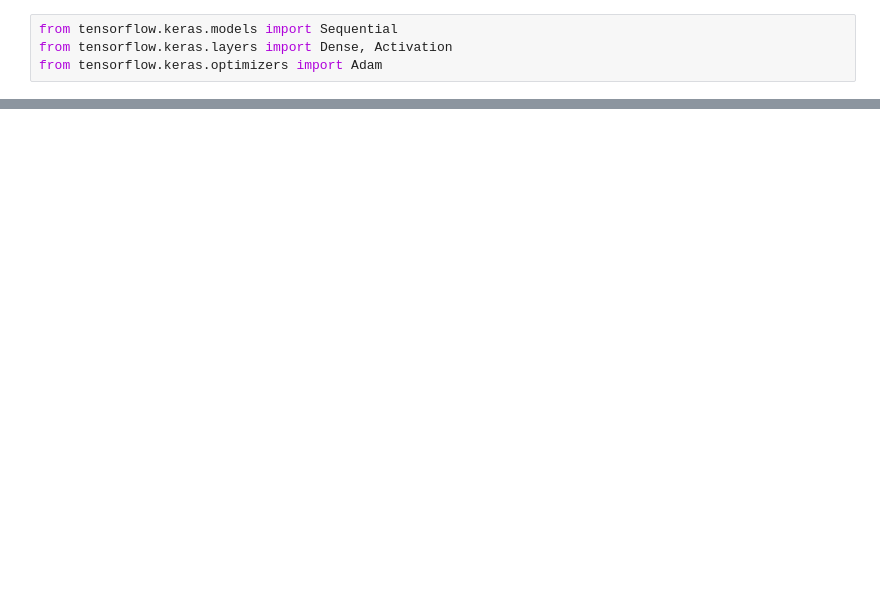
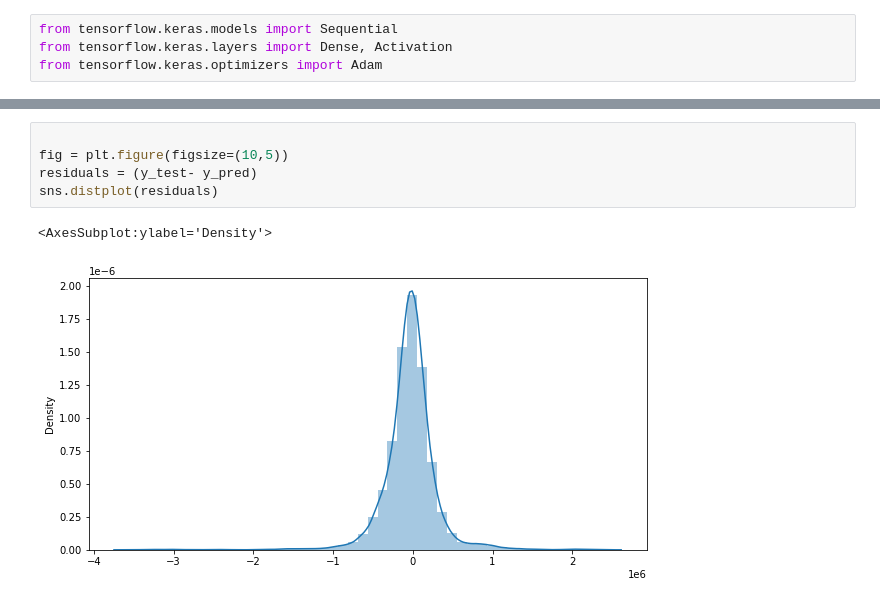
Before and after one commit to doofusdavid/CSC510_Module8_PortfolioProject, a Jupyter notebook: ModelTraining.ipynb, the cells around one changed output, grey strips where cells are left out. Cells and saved outputs as stored; diff of their text form; blank space fills up the shorter version.

```diff
--- a/ModelTraining.ipynb
+++ b/ModelTraining.ipynb
@@ -121,0 +165,8 @@ ValueError: Please provide as model targets either a single array or a list of a
+# %%
+
+fig = plt.figure(figsize=(10,5))
+residuals = (y_test- y_pred)
+sns.distplot(residuals)
+# %% [output]
+<AxesSubplot:ylabel='Density'>
+[figure, added]
```
Also changed, not shown: parts of 15 cells of this notebook.
